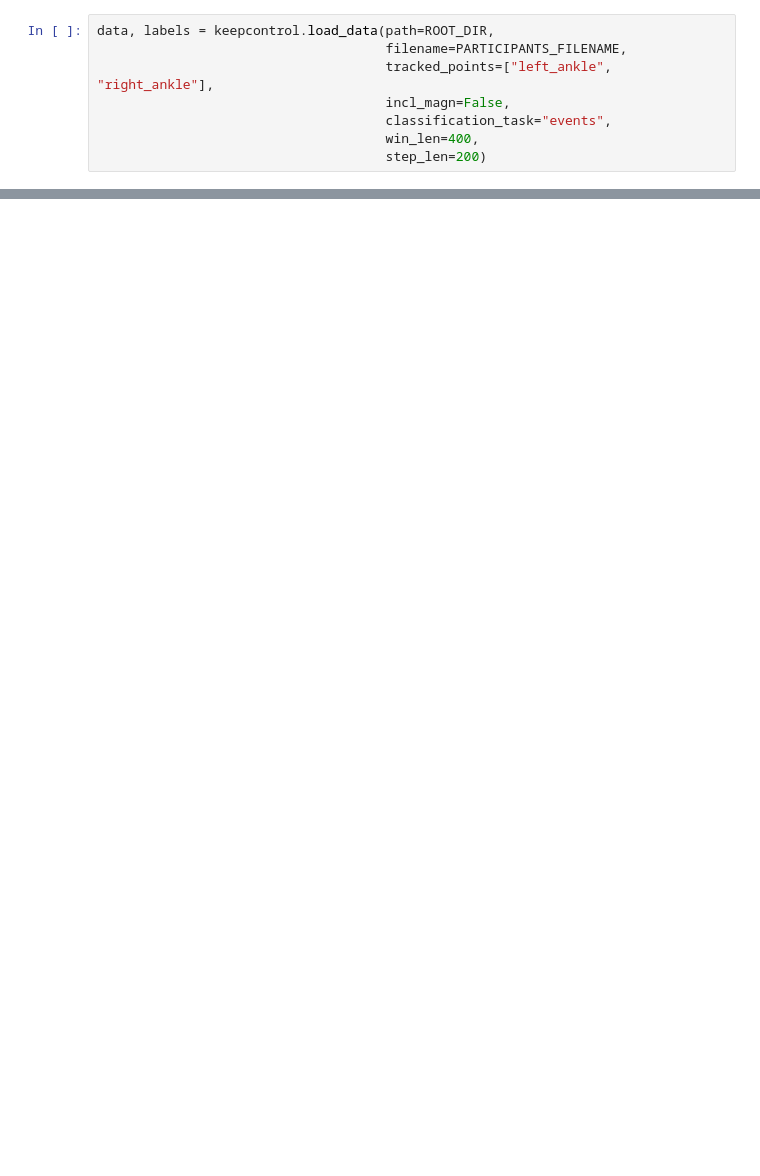
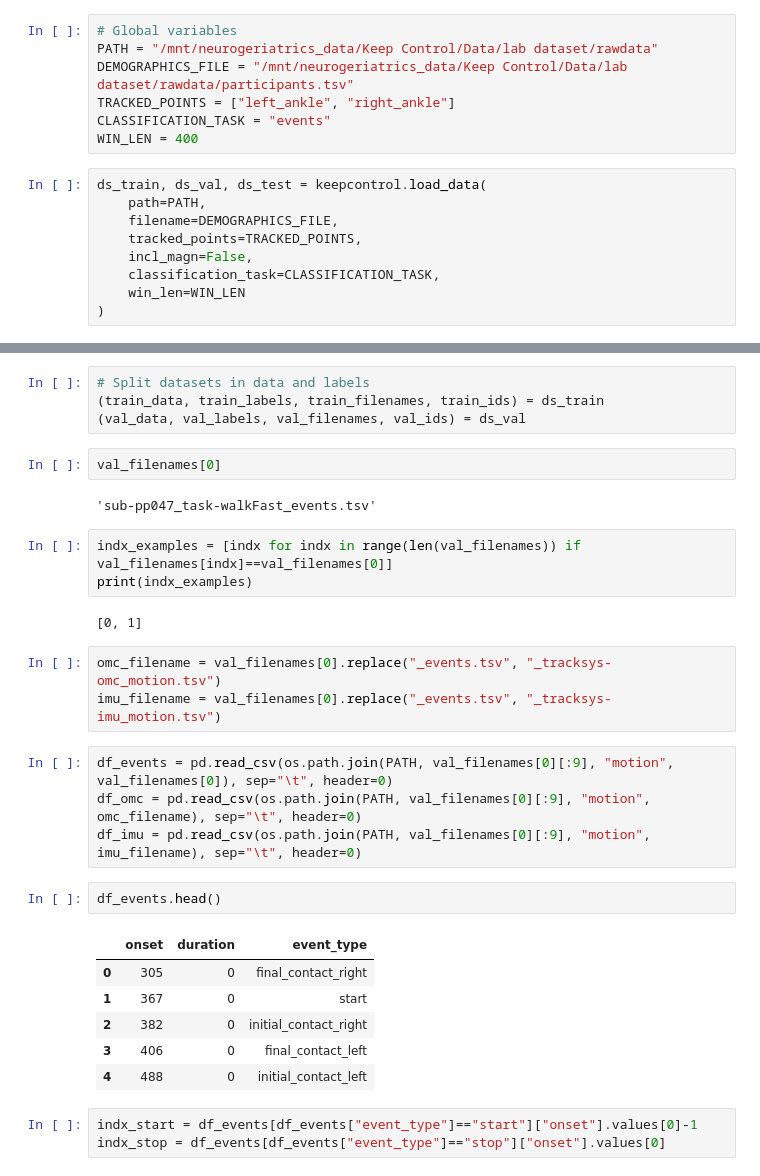
Before and after one commit to rmndrs89/my-gait-events-tcn, a Jupyter notebook: keepcontrol_example.ipynb, the cells around one changed output, grey strips where cells are left out. Drawn from its saved outputs; the diff is of its cells as text; blank space fills up the shorter version.

Commit message:
Updated test.py and initiated test run in jupyter notebook

```diff
--- a/keepcontrol_example.ipynb
+++ b/keepcontrol_example.ipynb
@@ -8,8 +7,16 @@ PARTICIPANTS_FILENAME = "/home/robbin/Projects/my-gait-events-tcn/participants.t
+# %%
+# Global variables
+PATH = "/mnt/neurogeriatrics_data/Keep Control/Data/lab dataset/rawdata"
+DEMOGRAPHICS_FILE = "/mnt/neurogeriatrics_data/Keep Control/Data/lab dataset/rawdata/participants.tsv"
+TRACKED_POINTS = ["left_ankle", "right_ankle"]
+CLASSIFICATION_TASK = "events"
+WIN_LEN = 400
 # %%
-data, labels = keepcontrol.load_data(path=ROOT_DIR,
-                                     filename=PARTICIPANTS_FILENAME,
-                                     tracked_points=["left_ankle", "right_ankle"],
-                                     incl_magn=False,
-                                     classification_task="events",
-                                     win_len=400,
-                                     step_len=200)
+ds_train, ds_val, ds_test = keepcontrol.load_data(
+    path=PATH,
+    filename=DEMOGRAPHICS_FILE,
+    tracked_points=TRACKED_POINTS,
+    incl_magn=False,
+    classification_task=CLASSIFICATION_TASK,
+    win_len=WIN_LEN
+)
@@ -19,0 +25,32 @@ data.shape, labels.shape
+# %%
+# Split datasets in data and labels
+(train_data, train_labels, train_filenames, train_ids) = ds_train
+(val_data, val_labels, val_filenames, val_ids) = ds_val
+# %%
+val_filenames[0]
+# %% [output]
+'sub-pp047_task-walkFast_events.tsv'
+# %%
+indx_examples = [indx for indx in range(len(val_filenames)) if val_filenames[indx]==val_filenames[0]]
+print(indx_examples)
+# %% [output]
+[0, 1]
+# %%
+omc_filename = val_filenames[0].replace("_events.tsv", "_tracksys-omc_motion.tsv")
+imu_filename = val_filenames[0].replace("_events.tsv", "_tracksys-imu_motion.tsv")
+# %%
+df_events = pd.read_csv(os.path.join(PATH, val_filenames[0][:9], "motion", val_filenames[0]), sep="\t", header=0)
+df_omc = pd.read_csv(os.path.join(PATH, val_filenames[0][:9], "motion", omc_filename), sep="\t", header=0)
+df_imu = pd.read_csv(os.path.join(PATH, val_filenames[0][:9], "motion", imu_filename), sep="\t", header=0)
+# %%
+df_events.head()
+# %% [output]
+|  | onset | duration | event_type |
+| 0 | 305 | 0 | final_contact_right |
+| 1 | 367 | 0 | start |
+| 2 | 382 | 0 | initial_contact_right |
+| 3 | 406 | 0 | final_contact_left |
+| 4 | 488 | 0 | initial_contact_left |
+# %%
+indx_start = df_events[df_events["event_type"]=="start"]["onset"].values[0]-1
+indx_stop = df_events[df_events["event_type"]=="stop"]["onset"].values[0]
```
Also changed, not shown: parts of 8 cells of this notebook, 3 other files.
